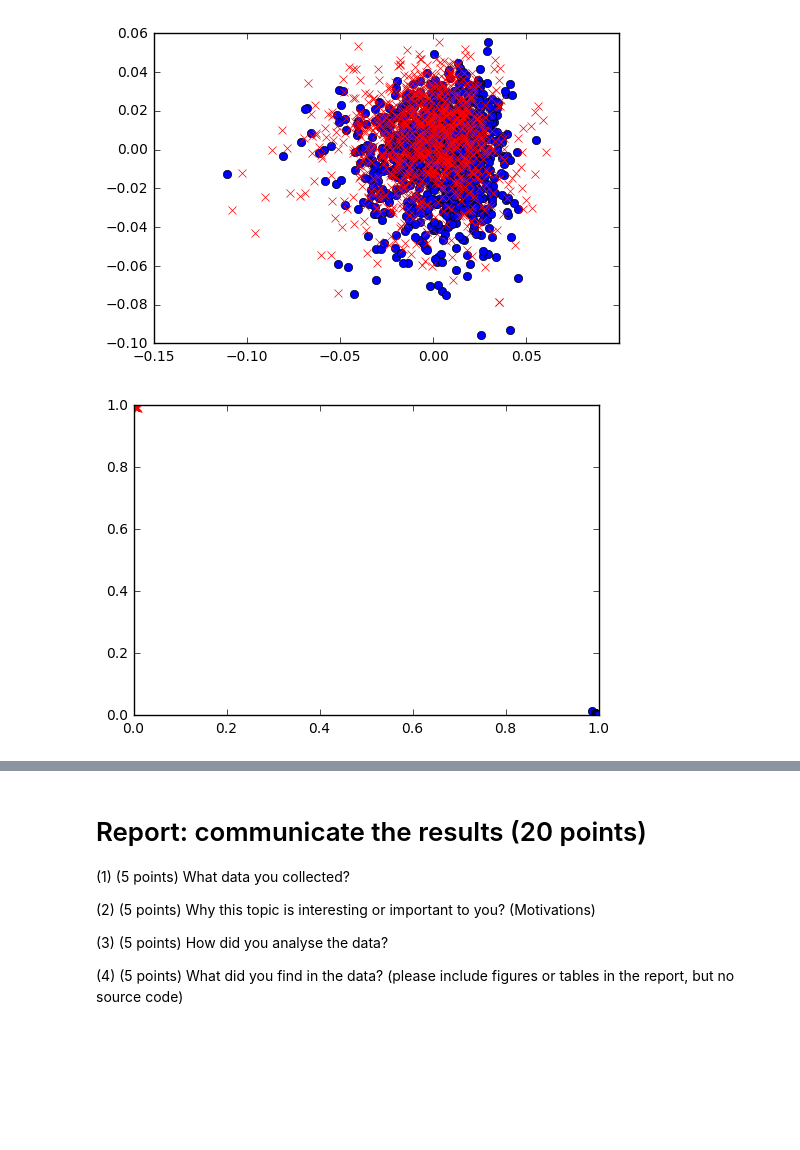
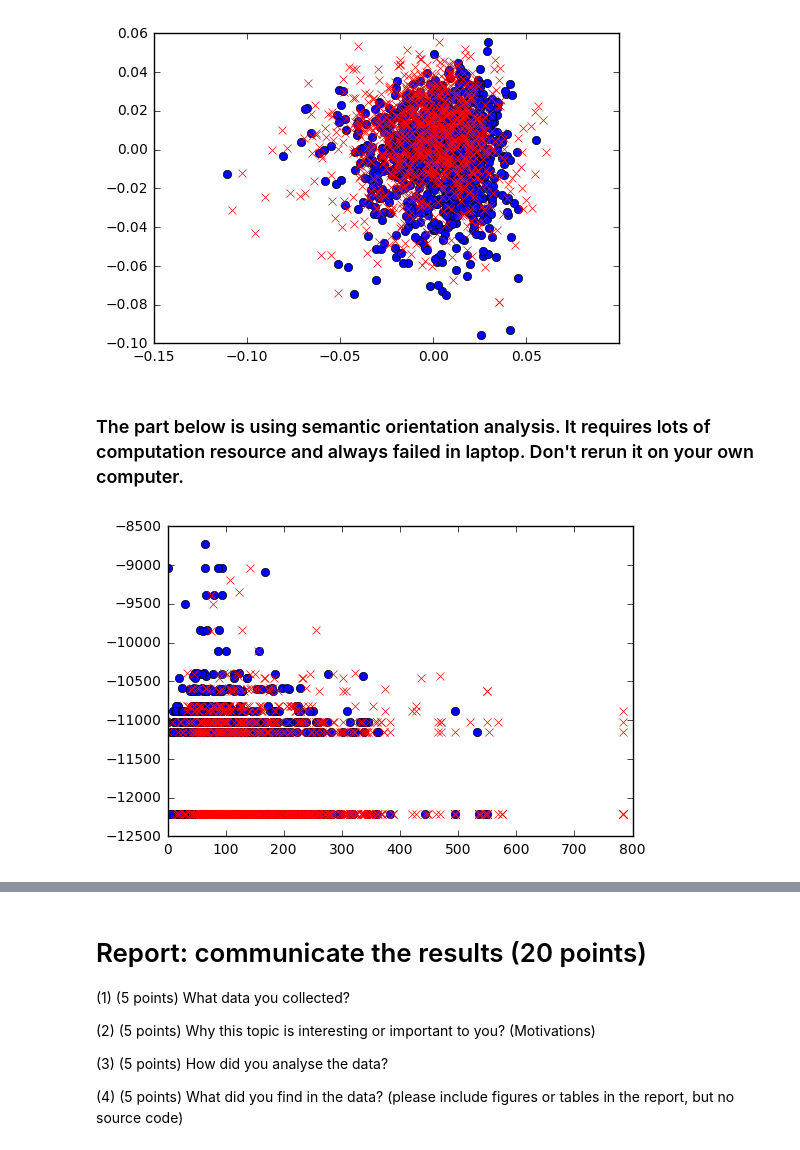
Before and after one commit to GuanxiongLiu/DS501, a Jupyter notebook: CaseStudy3/CaseStudy3.ipynb, the cells around one changed output, grey strips where cells are left out. Saved outputs shown, nothing was run; the diff lists cells and outputs as text; code cells hidden in the pictures; blank space fills up the shorter version.

Commit message:
add semantic analysis, the result is still not good.

```diff
--- a/CaseStudy3/CaseStudy3.ipynb
+++ b/CaseStudy3/CaseStudy3.ipynb
@@ -596,3 +596,5 @@ for value, target in zip(word_pca, dataset.target):
         plt.plot(value[0], value[1], 'rx')
 # %% [output]
 [figure]
+# %% [markdown]
+### The part below is using semantic orientation analysis. It requires lots of computation resource and always failed in laptop. Don't rerun it on your own computer.
@@ -599,12 +693,8 @@ for value, target in zip(word_pca, dataset.target):
 # %%
-neural_network = MLPClassifier()
-neural_network.fit(word_vector, dataset.target)
-y_prob = neural_network.predict_proba(word_vector)
-
-for value, target in zip(y_prob, dataset.target):
+for pos, neg, target in zip(pos_count, neg_count, dataset.target):
     if target == 0:
-        plt.plot(value[0], value[1], 'bo')
+        plt.plot(pos, neg, 'bo')
     else:
-        plt.plot(value[0], value[1], 'rx')
+        plt.plot(pos, neg, 'rx')
 # %% [output]
-[figure, old version]
+[figure, new version]
```
Also changed, not shown: parts of 3 cells of this notebook, 2 other files.
